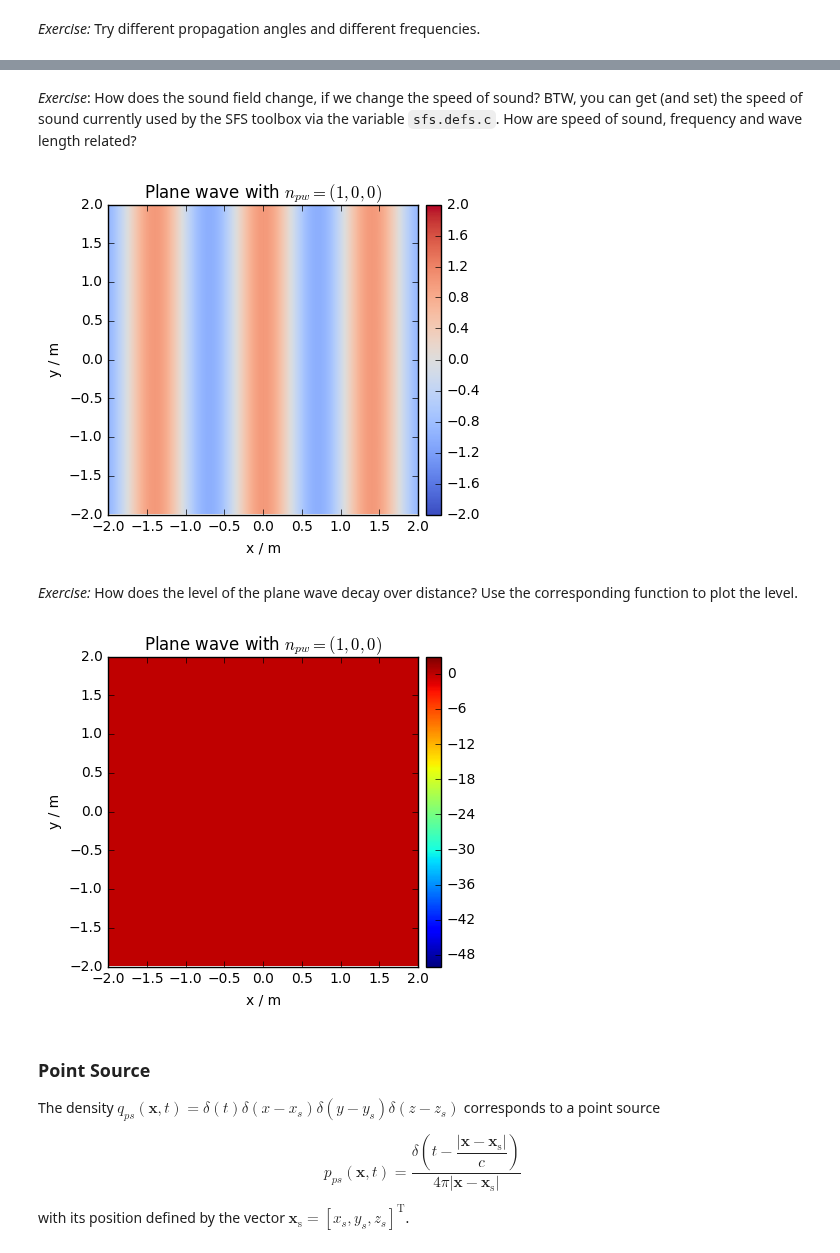
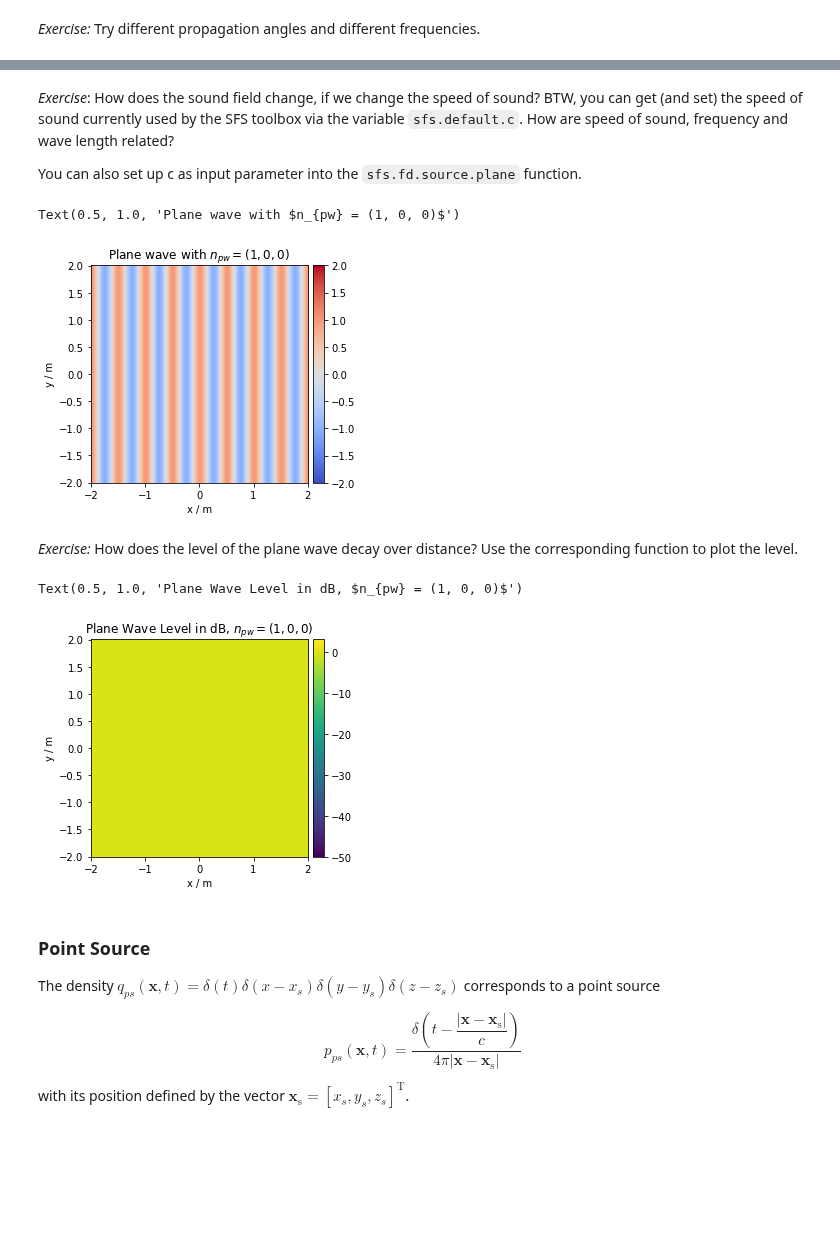
Before and after one commit to spatialaudio/selected-topics-in-audio-signal-processing-exercises, a Jupyter notebook: physics_of_sound_I-solutions.ipynb, the cells around one changed output, grey strips where cells are left out. Drawn from its saved outputs; the diff is of its cells as text; code cells hidden in the pictures; blank space fills up the shorter version.

Commit message:
review physics_of_sound_I.ipynb for sfs ver 0.5.0

```diff
--- a/physics_of_sound_I-solutions.ipynb
+++ b/physics_of_sound_I-solutions.ipynb
@@ -207,10 +211,11 @@ Let's plot a [plane wave](http://sfs.readthedocs.io/en/latest/#equation-S.pw) wi
 # %%
 x0 = 0, 0, 0  # point of zero phase (metre)
 npw = 0, -1, 0  # propagation vector (unit length)
-f = 1000  # time-frequency (Hz)
+f = 343  # time-frequency (Hz)
 omega = 2 * np.pi * f  # angular frequency (rad/s)
 
-p_plane = sfs.mono.source.plane(omega, x0, npw, grid);  # compute sound pressure field
-sfs.plot.soundfield(p_plane, grid);  # plotting command
-plt.title("Plane wave with $n_{{pw}} = {}$".format(npw));  # set title of plot
+# compute sound pressure field
+p_plane = sfs.fd.source.plane(omega, x0, npw, grid)
+sfs.plot2d.amplitude(p_plane, grid)  # plotting command
+plt.title("Plane wave with $n_{{pw}} = {}$".format(npw))  # set title of plot
 # %% [output]
@@ -236,15 +243,16 @@ plt.title("Plane wave with $n_{{pw}} = {}$".format(npw));  # set title of plot
 # %% [markdown]
-*Exercise*: How does the sound field change, if we change the speed of sound? BTW, you can get (and set) the speed of sound currently used by the SFS toolbox via the variable `sfs.defs.c`. How are speed of sound, frequency and wave length related?
+*Exercise*: How does the sound field change, if we change the speed of sound? BTW, you can get (and set) the speed of sound currently used by the SFS toolbox via the variable `sfs.default.c`. How are speed of sound, frequency and wave length related?
+
+You can also set up c as input parameter into the `sfs.fd.source.plane` function.
 # %%
-sfs.defs.c = 1400
+c = 343 / 2
 
-p_plane = sfs.mono.source.plane(omega, x0, npw, grid);  # compute sound pressure field
-sfs.plot.soundfield(p_plane, grid);  # plotting command
-plt.title("Plane wave with $n_{{pw}} = {}$".format(npw));  # set title of plot
-
-sfs.defs.c = 343
+p_plane = sfs.fd.source.plane(omega, x0, npw, grid, c=c)
+sfs.plot2d.amplitude(p_plane, grid)  # plotting command
+plt.title("Plane wave with $n_{{pw}} = {}$".format(npw))  # set title of plot
 # %% [output]
+Text(0.5, 1.0, 'Plane wave with $n_{pw} = (1, 0, 0)$')
-[figure, old version]
+[figure, new version]
 # %% [markdown]
 *Exercise:* How does the level of the plane wave decay over distance? Use the corresponding function to plot the level.
 # %%
@@ -252,8 +260,10 @@ sfs.plot.level?
 # %%
-sfs.plot.level(p_plane, grid);  # plotting command
-plt.title("Plane wave with $n_{{pw}} = {}$".format(npw));  # set title of plot
+sfs.plot2d.level(p_plane, grid)  # plotting command
+# set title of plot
+plt.title("Plane Wave Level in dB, $n_{{pw}} = {}$".format(npw))
 # %% [output]
+Text(0.5, 1.0, 'Plane Wave Level in dB, $n_{pw} = (1, 0, 0)$')
-[figure, old version]
+[figure, new version]
 # %% [markdown]
 ### Point Source
 
```
Also changed, not shown: parts of 20 cells of this notebook, 1 other file.
